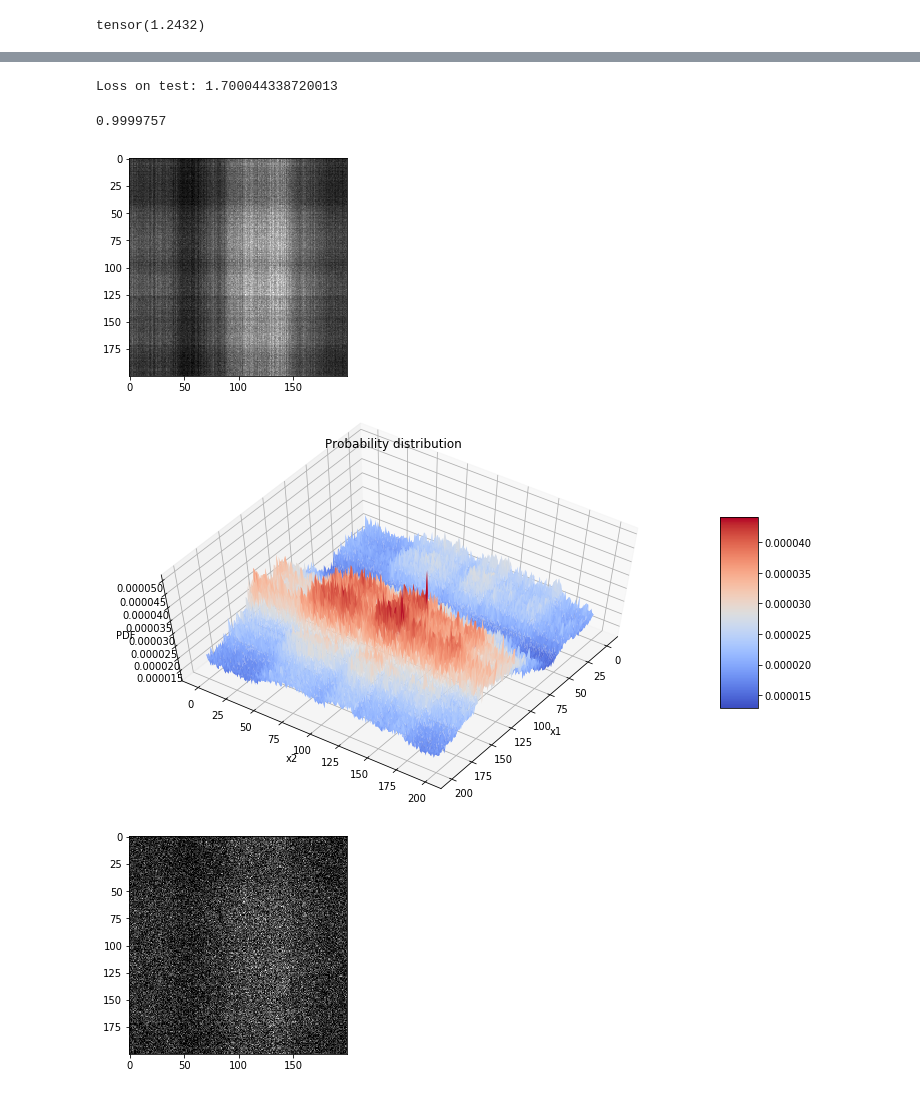
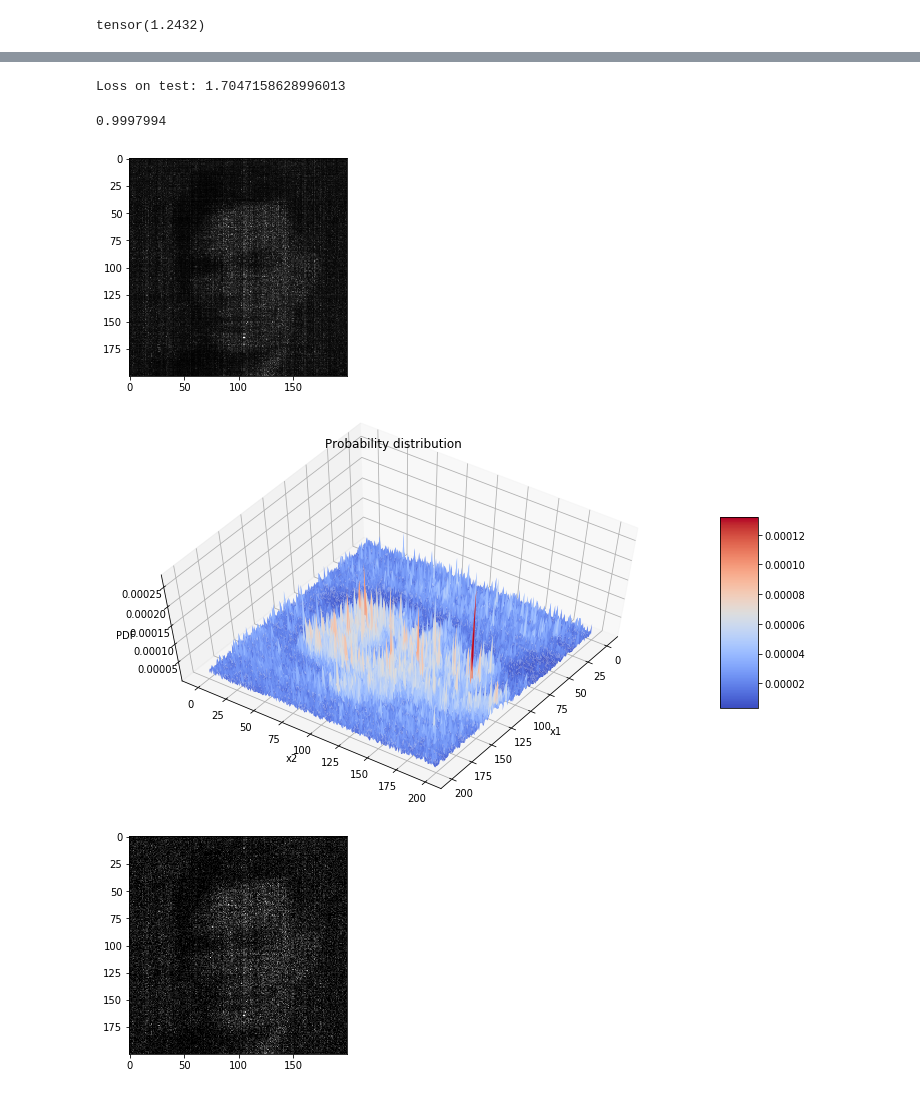
Before and after one commit to RamSaw/deep-unsupervised-learning, a Jupyter notebook: HW01_2.ipynb, the cells around one changed output, grey strips where cells are left out. Cells and saved outputs as stored; diff of their text form; code cells hidden in the pictures.

```diff
--- a/HW01_2.ipynb
+++ b/HW01_2.ipynb
@@ -133,10 +133,9 @@ class ModelP2(nn.Module):
     self.model = nn.Sequential(
             nn.Linear(num_labels, 400),
             nn.Tanh(),
-            nn.Dropout(0.5),
+            nn.Dropout(0.25),
             nn.Linear(400, 200),
             nn.ReLU(),
-            nn.Dropout(0.4),
             nn.Linear(200, num_labels),
             nn.Softmax(dim=1)
         )
@@ -242,5 +240,5 @@ def train(X_train, X_val, lr, batch_size, epochs, num_labels):
         print(f'Loss on validation: {np.log2(float(loss_val)) / 2}')
   return model, losses_train, losses_val
 # %%
-model, losses_train, losses_val = train(X_train_mlp, X_val_mlp, 0.01, 1000, 20, 200)
+model, losses_train, losses_val = train(X_train_mlp, X_val_mlp, 0.1, 200, 20, 200)
 # %% [output]
@@ -280,7 +278,7 @@ with torch.no_grad():
   loss_test = loss_function(output)
   print(f'Loss on test: {np.log2(float(loss_test)) / 2}')
 # %% [output]
-Loss on test: 1.700044338720013
+Loss on test: 1.7047158628996013
 # %%
 def sample_from_model(n, model_p):
   sampled = np.random.choice(200 * 200, n, p=model_p)
@@ -291,17 +289,17 @@ def sample_from_model(n, model_p):
 # %%
 x = np.array([[(i, j) for j in np.arange(200)] for i in np.arange(200)], dtype=np.int64)
 x = x.reshape(-1, 2)
 model_p = model(x)
 model_p = model_p.detach().numpy()
 print(np.sum(model_p))
-#model_p /= np.sum(model_p)
+model_p /= np.sum(model_p)
 plt.imshow(model_p.reshape((200, 200)), cmap='gray')
 plot_3D_dist(model_p.reshape((200, 200)))
 sampled_from_model = sample_from_model(100000, model_p)
 plt.imshow(X_to_empirical_probs_2D(sampled_from_model), cmap='gray')
 plot_3D_dist(X_to_empirical_probs_2D(sampled_from_model))
 # %% [output]
-0.9999757
+0.9997994
-[figure, old version]
+[figure, new version]
-[figure, old version]
+[figure, new version]
-[figure, old version]
+[figure, new version]
```
Also changed, not shown: parts of 6 cells of this notebook.
